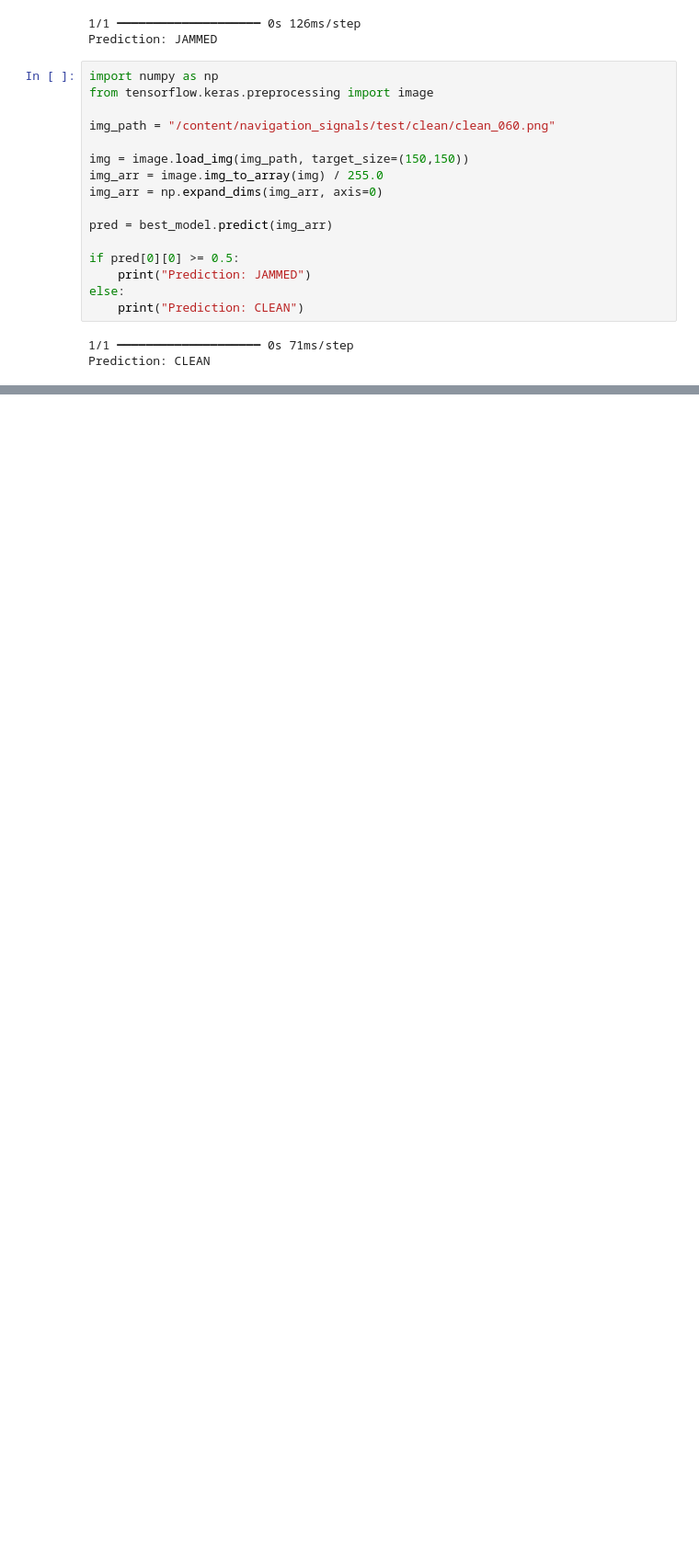
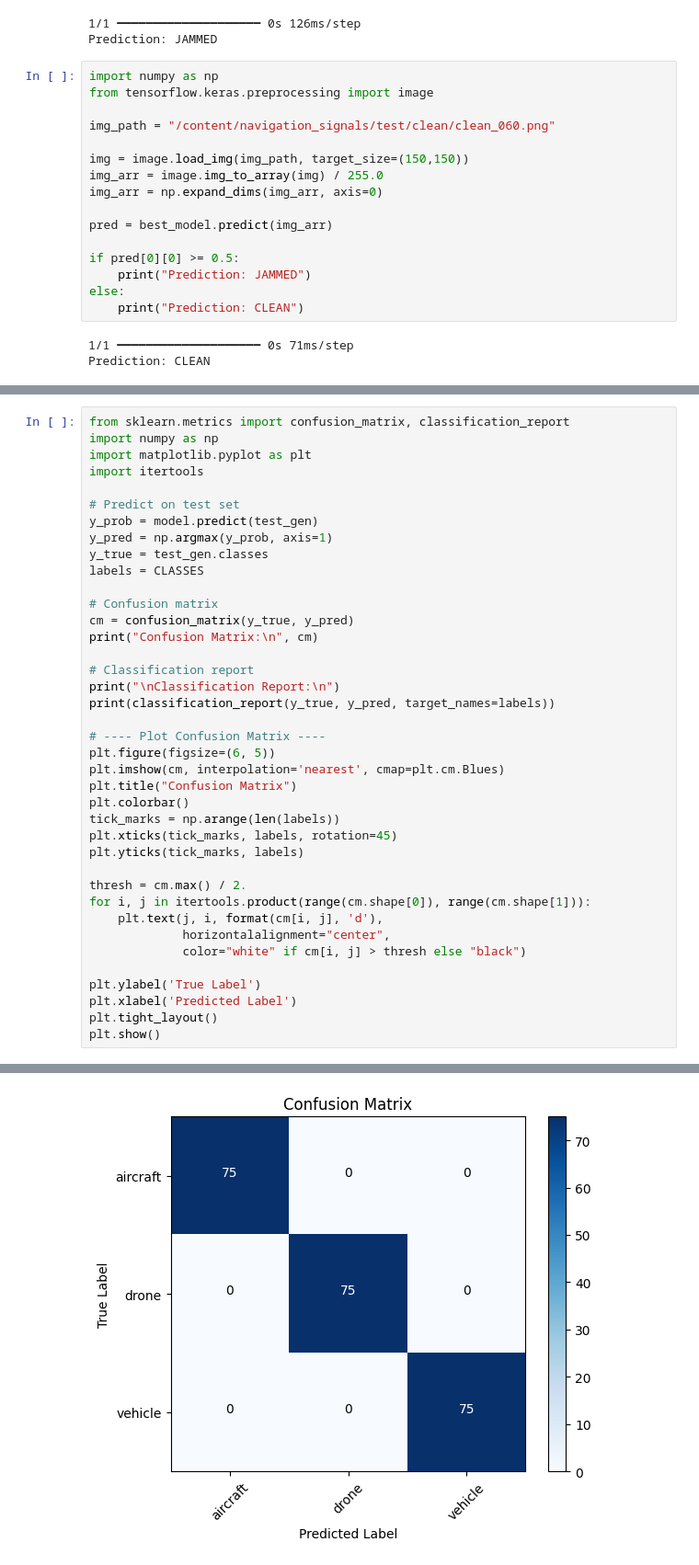
Before and after one commit to TECH-JUMAN/Linear-Regression, a Jupyter notebook: finalmodel.ipynb, the cells around one changed output, grey strips where cells are left out. Shown at 92% size. Drawn from its saved outputs; the diff is of its cells as text; blank space fills up the shorter version.

```diff
--- a/finalmodel.ipynb
+++ b/finalmodel.ipynb
@@ -491,0 +784,40 @@ Prediction: CLEAN
+# %%
+from sklearn.metrics import confusion_matrix, classification_report
+import numpy as np
+import matplotlib.pyplot as plt
+import itertools
+
+# Predict on test set
+y_prob = model.predict(test_gen)
+y_pred = np.argmax(y_prob, axis=1)
+y_true = test_gen.classes
+labels = CLASSES
+
+# Confusion matrix
+cm = confusion_matrix(y_true, y_pred)
+print("Confusion Matrix:\n", cm)
+
+# Classification report
+print("\nClassification Report:\n")
+print(classification_report(y_true, y_pred, target_names=labels))
+
+# ---- Plot Confusion Matrix ----
+plt.figure(figsize=(6, 5))
+plt.imshow(cm, interpolation='nearest', cmap=plt.cm.Blues)
+plt.title("Confusion Matrix")
+plt.colorbar()
+tick_marks = np.arange(len(labels))
+plt.xticks(tick_marks, labels, rotation=45)
+plt.yticks(tick_marks, labels)
+
+thresh = cm.max() / 2.
+for i, j in itertools.product(range(cm.shape[0]), range(cm.shape[1])):
+    plt.text(j, i, format(cm[i, j], 'd'),
+             horizontalalignment="center",
+             color="white" if cm[i, j] > thresh else "black")
+
+plt.ylabel('True Label')
+plt.xlabel('Predicted Label')
+plt.tight_layout()
+plt.show()
+# %% [output]
@@ -491,0 +841 @@ Prediction: CLEAN
+[figure, added]
```
Also changed, not shown: parts of 17 cells of this notebook.
